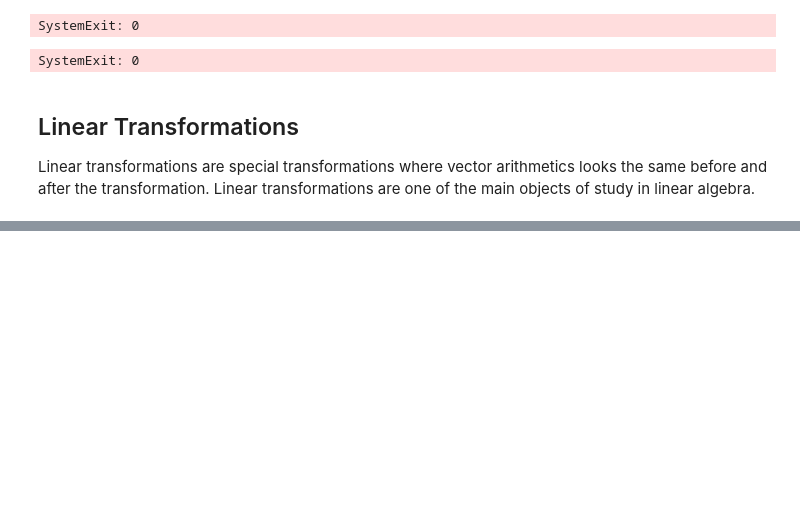
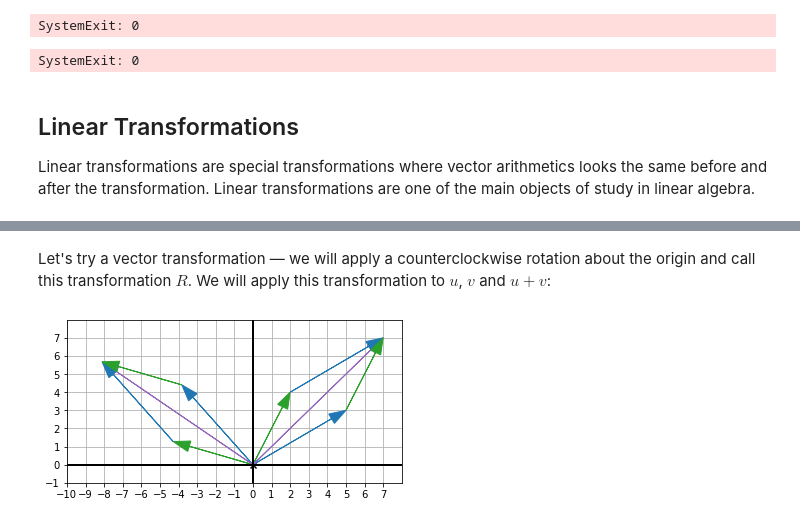
Before and after one commit to sergiofgonzalez/math-workbench, a Jupyter notebook: 03-transformations/01-transformation-concepts-notebook/transformations.ipynb, the cells around one changed output, grey strips where cells are left out. Saved outputs shown, nothing was run; the diff lists cells and outputs as text; code cells hidden in the pictures; blank space fills up the shorter version.

Commit message:
Add linear transformation concepts

```diff
--- a/03-transformations/01-transformation-concepts-notebook/transformations.ipynb
+++ b/03-transformations/01-transformation-concepts-notebook/transformations.ipynb
@@ -302,0 +321,27 @@ Let's try to understand what *linear transformations* mean with examples:
+# %% [markdown]
+Let's try a vector transformation &mdash; we will apply a counterclockwise rotation about the origin and call this transformation $ R $. We will apply this transformation to $ u $, $ v $ and $ u + v $:
+# %%
+from draw2d import draw2d, Arrow2D, blue, green, purple
+from vectors_my_implementation import add, rotate2d, to_radians
+
+u = (5, 3)
+v = (2, 4)
+sum_vector = add(u, v)
+
+r_u, r_v, r_sum_vector = rotate2d(to_radians(100), [u, v, sum_vector])
+
+draw2d(
+    Arrow2D(u, color=blue),
+    Arrow2D(v, color=green),
+    Arrow2D(sum_vector, color=purple),
+    Arrow2D(sum_vector, v, color=blue),
+    Arrow2D(sum_vector, u, color=green),
+
+    Arrow2D(r_u, color=blue),
+    Arrow2D(r_v, color=green),
+    Arrow2D(r_sum_vector, color=purple),
+    Arrow2D(r_sum_vector, r_v, color=blue),
+    Arrow2D(r_sum_vector, r_u, color=green),
+)
+# %% [output]
+[figure, added]
```
Also changed, not shown: parts of 39 cells of this notebook, 6 other files.
